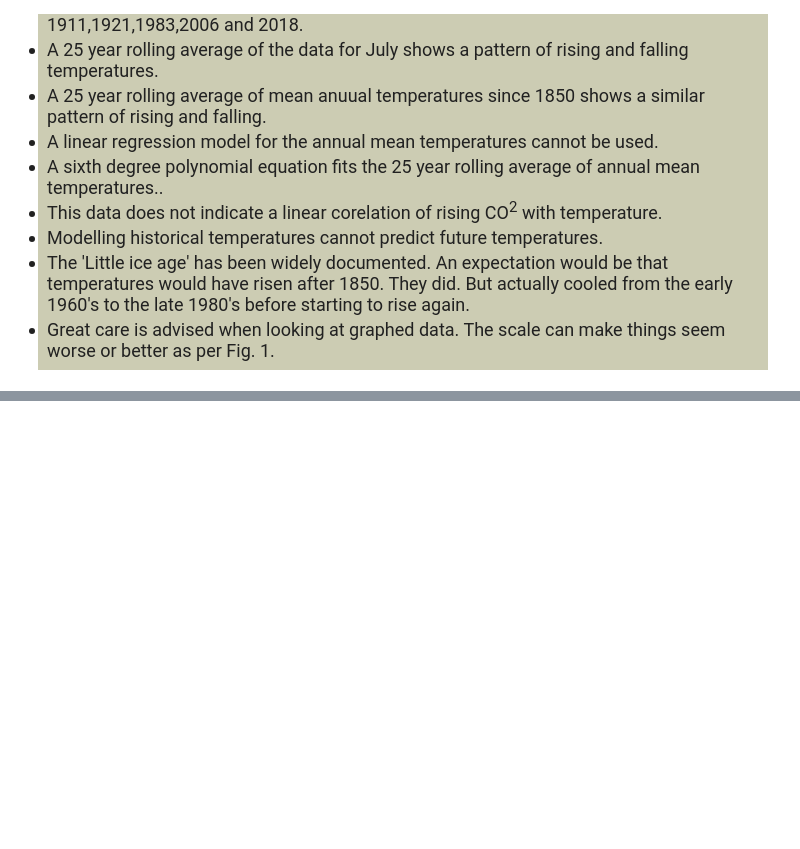
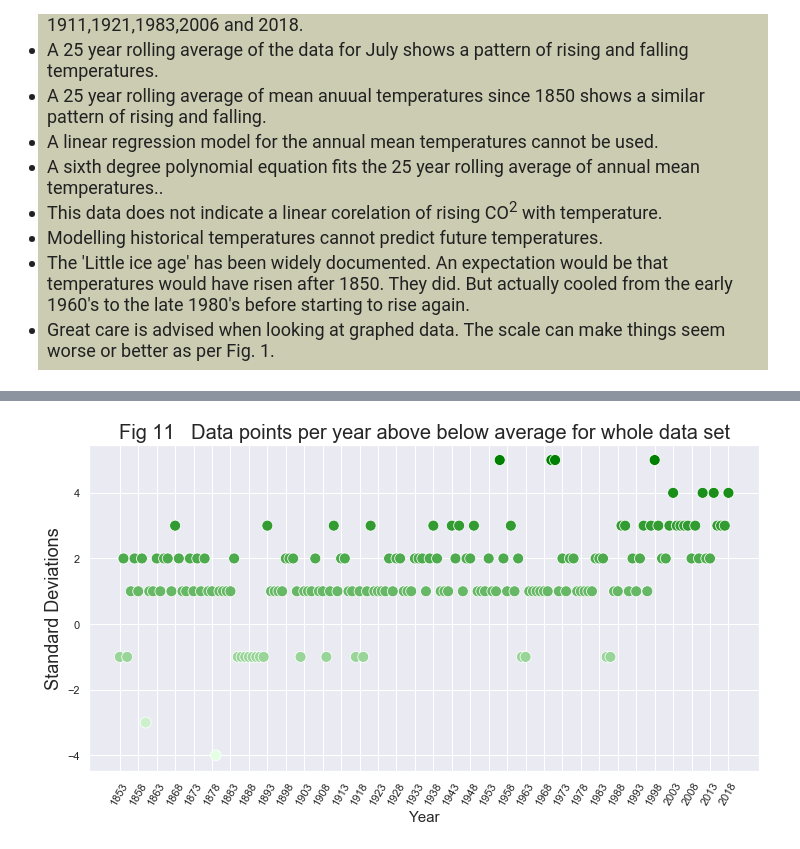
Before and after one commit to GraemeMcMillan/Finn-McCool, a Jupyter notebook: OxfordWeather/oxfordweatherreviewed.ipynb, the cells around one changed output, grey strips where cells are left out. Cells and saved outputs as stored; diff of their text form; code cells hidden in the pictures; blank space fills up the shorter version.

```diff
--- a/OxfordWeather/oxfordweatherreviewed.ipynb
+++ b/OxfordWeather/oxfordweatherreviewed.ipynb
@@ -836,0 +852,4 @@ print(round(sum(June20196TmaxC)/ len(June20196TmaxC) + sum(June20196TminC)
+# %%
+df_yearly_average = grouped.copy(deep=True)
+df_yearly_average['TmaxC'] = df_yearly_average.TmaxC.round(2)
+df_yearly_average.describe()
@@ -836,0 +911,18 @@ print(round(sum(June20196TmaxC)/ len(June20196TmaxC) + sum(June20196TminC)
+# %%
+def classifyTemp(t,rg):
+    if t < rg[1] and t > rg[0]:
+        return -4
+    elif t < rg[2] and t > rg[1]:
+        return -3
+    elif t < rg[3] and t > rg[2]:
+        return -1
+    elif t < rg[4] and t > rg[3]:
+        return 1
+    elif t < rg[5] and t > rg[4]:
+        return 2
+    elif t < rg[6] and t > rg[5]:
+        return 3
+    elif t < rg[7] and t > rg[6]:
+        return 4
+    else:
+        return 5
@@ -836,0 +933,4 @@ print(round(sum(June20196TmaxC)/ len(June20196TmaxC) + sum(June20196TminC)
+# %%
+s123 = pd.Series(df_yearly_average.TmaxC)
+df_yearly_average['classed'] = pd.Series([classifyTemp(i,TmaxCrange) for i in s123])
+df_yearly_average.head()
@@ -836,0 +944,21 @@ print(round(sum(June20196TmaxC)/ len(June20196TmaxC) + sum(June20196TminC)
+# %%
+cmap = sns.light_palette("Green", as_cmap=True)
+
+sns.scatterplot(x=df_yearly_average.Year,
+                     y=df_yearly_average.classed,
+                      size="TmaxC",
+                      sizes=(120,120),
+                      palette=cmap,
+                      data=df_yearly_average,
+                      hue='classed',
+                      legend=False
+                    )
+plt.xticks(np.arange(min(df_yearly_average.Year),
+                     max(df_yearly_average.Year)+1, 5.0),
+           rotation=60)
+plt.title('Fig 11   Data points per year above below average for whole data set',fontsize=20)
+plt.ylabel('Standard Deviations',fontsize = 18)
+plt.xlabel('Year',fontsize = 15)
+plt.show()
+# %% [output]
+[figure, added]
```
Also changed, not shown: parts of 52 cells of this notebook, 1 other file.
